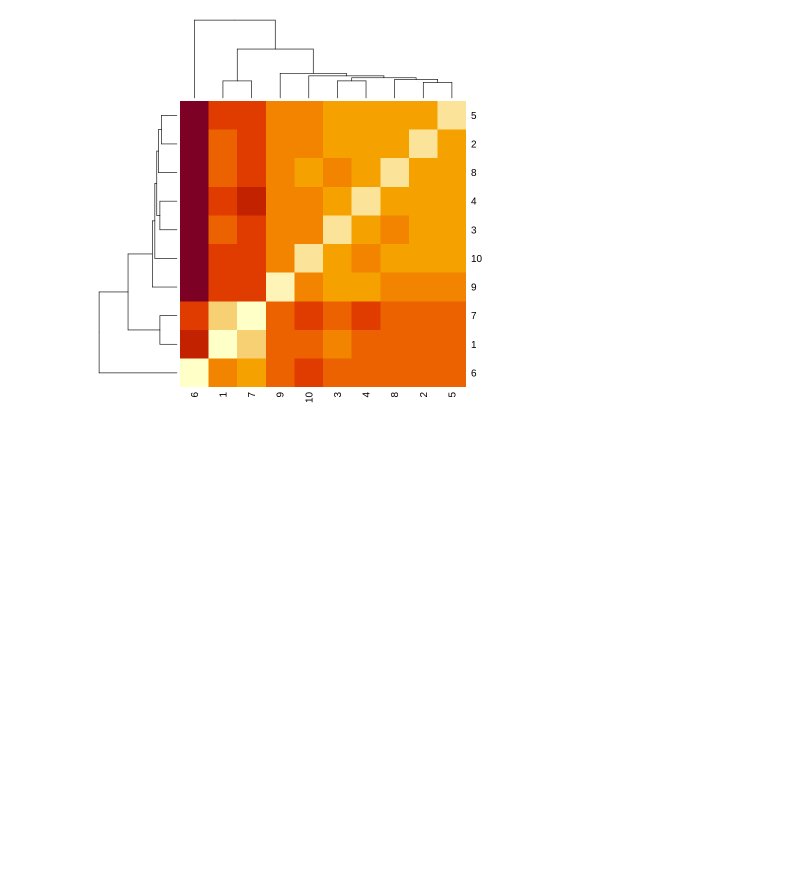
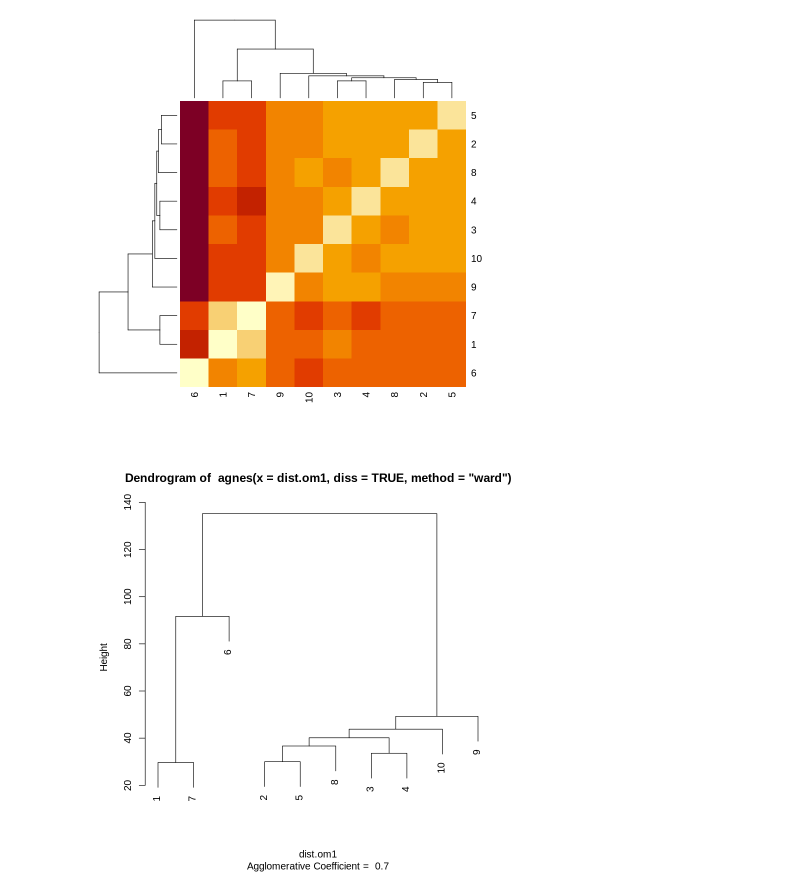
Before and after one commit to RodrigoEduard/TFMviu, a Jupyter notebook: RTraMineR_Norte_Grande.ipynb, the cells around one changed output. Drawn from its saved outputs; the diff is of its cells as text; code cells hidden in the pictures; blank space fills up the shorter version.

```diff
--- a/RTraMineR_Norte_Grande.ipynb
+++ b/RTraMineR_Norte_Grande.ipynb
@@ -131,3 +131,12 @@ heatmap(dist.om1)
 
  [>] elapsed time: 0.108 secs
 [figure]
+# %%
+library(cluster)
+clusterward1 <- agnes(dist.om1, diss = TRUE, method = "ward")
+plot(clusterward1, which.plot = 2)
+
+cl1.4 <- cutree(clusterward1, k = 3)
+cl1.4fac <- factor(cl1.4, labels = paste("Type", 1:3))
+# %% [output]
+[figure, added]
```
Also changed, not shown: parts of 5 cells of this notebook.
